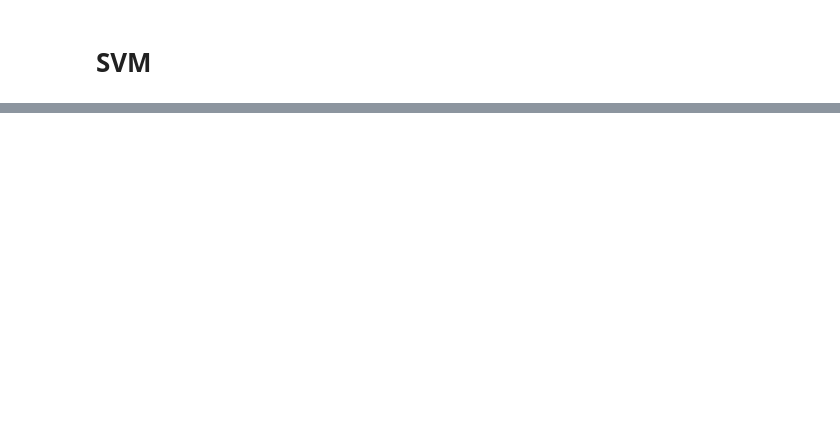
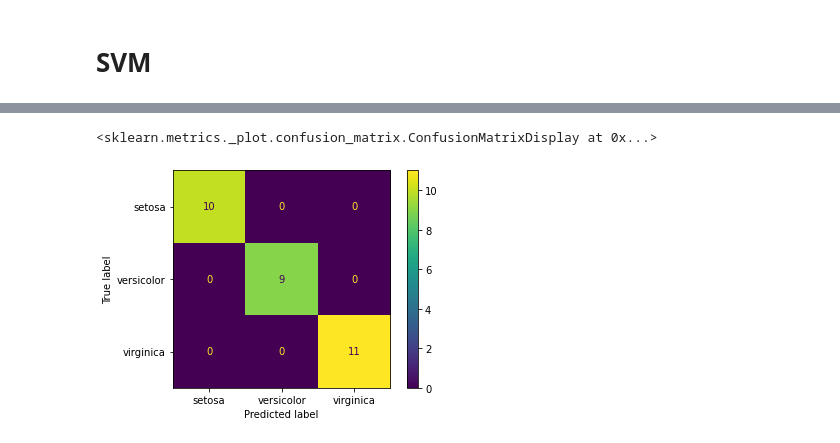
Before and after one commit to AlimamHu/Iris-Flowers-Classification-ML-Project, a Jupyter notebook: iris_flowes_classification_.ipynb, the cells around one changed output, grey strips where cells are left out. Saved outputs shown, nothing was run; the diff lists cells and outputs as text; code cells hidden in the pictures; blank space fills up the shorter version.

```diff
--- a/iris_flowes_classification_.ipynb
+++ b/iris_flowes_classification_.ipynb
@@ -380,0 +164,4 @@ plt.show()
+# %%
+kneigh_model_train=KNeighborsClassifier(n_neighbors=1)
+kneigh_model_train.fit(Xtrain,Ytrain)
+KNei_predict_Y=kneigh_model_train.predict(Xtest)
@@ -380,0 +184,5 @@ plt.show()
+# %%
+from sklearn.tree import DecisionTreeClassifier
+Decision_model_train=DecisionTreeClassifier()
+# %%
+Decision_model_train.fit(Xtrain,Ytrain)
@@ -380,0 +234,8 @@ plt.show()
+# %%
+from sklearn.ensemble import VotingClassifier
+model1 = LogisticRegression(random_state=1)
+model2 =SVC(random_state=40,shrinking=True)
+model3=KNeighborsClassifier(n_neighbors=1)
+model4=DecisionTreeClassifier()
+model = VotingClassifier(estimators=[('lr', model1), ('dt', model2),('gnb',model3),('ndn',model4)], voting='hard')
+model.fit(Xtrain,Ytrain)
@@ -380,0 +314,7 @@ plt.show()
+# %%
+#@title confusion matrix with ploting just tow line
+from sklearn.metrics import plot_confusion_matrix
+plot_confusion_matrix(model,Xtest,Ytest,)
+# %% [output]
+<sklearn.metrics._plot.confusion_matrix.ConfusionMatrixDisplay at 0x...>
+[figure, added]
```
Also changed, not shown: parts of 127 cells of this notebook.
